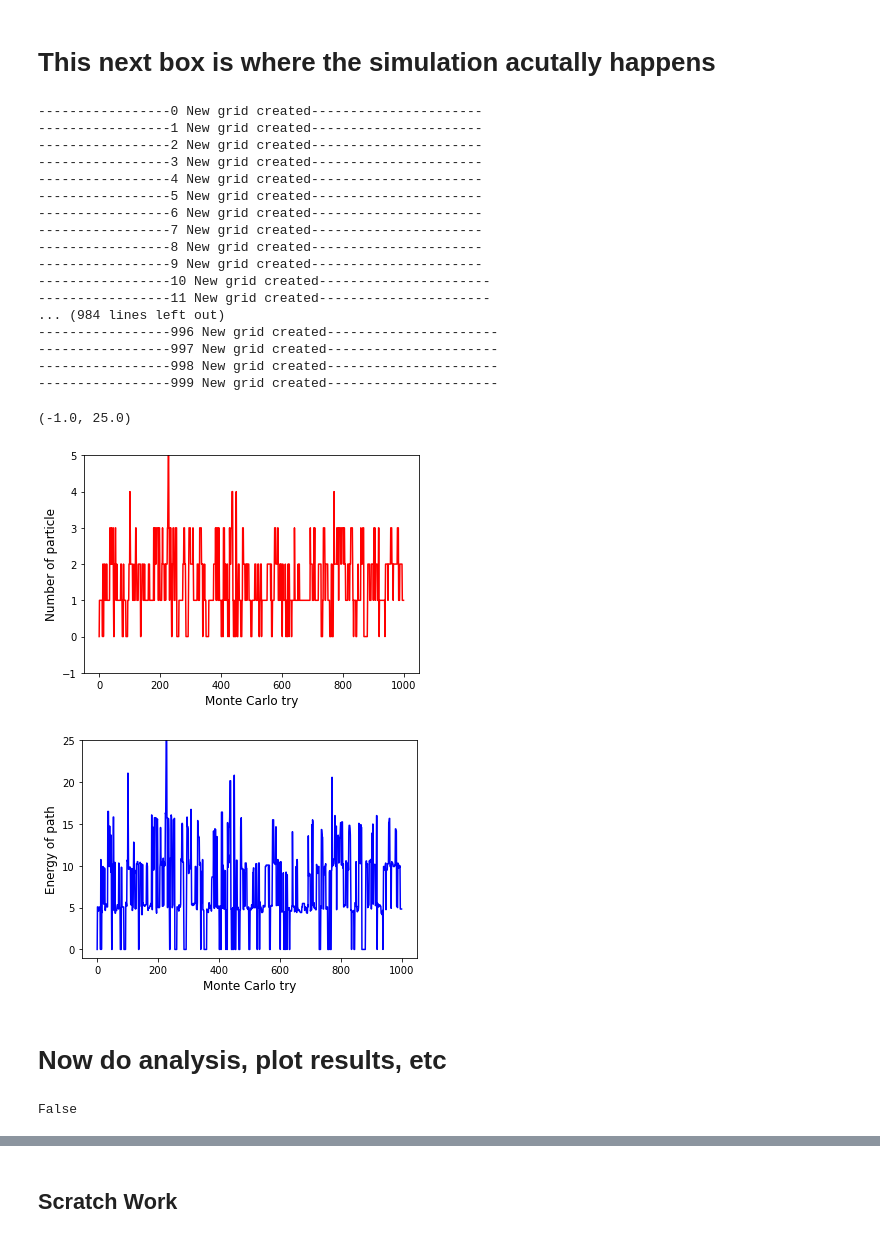
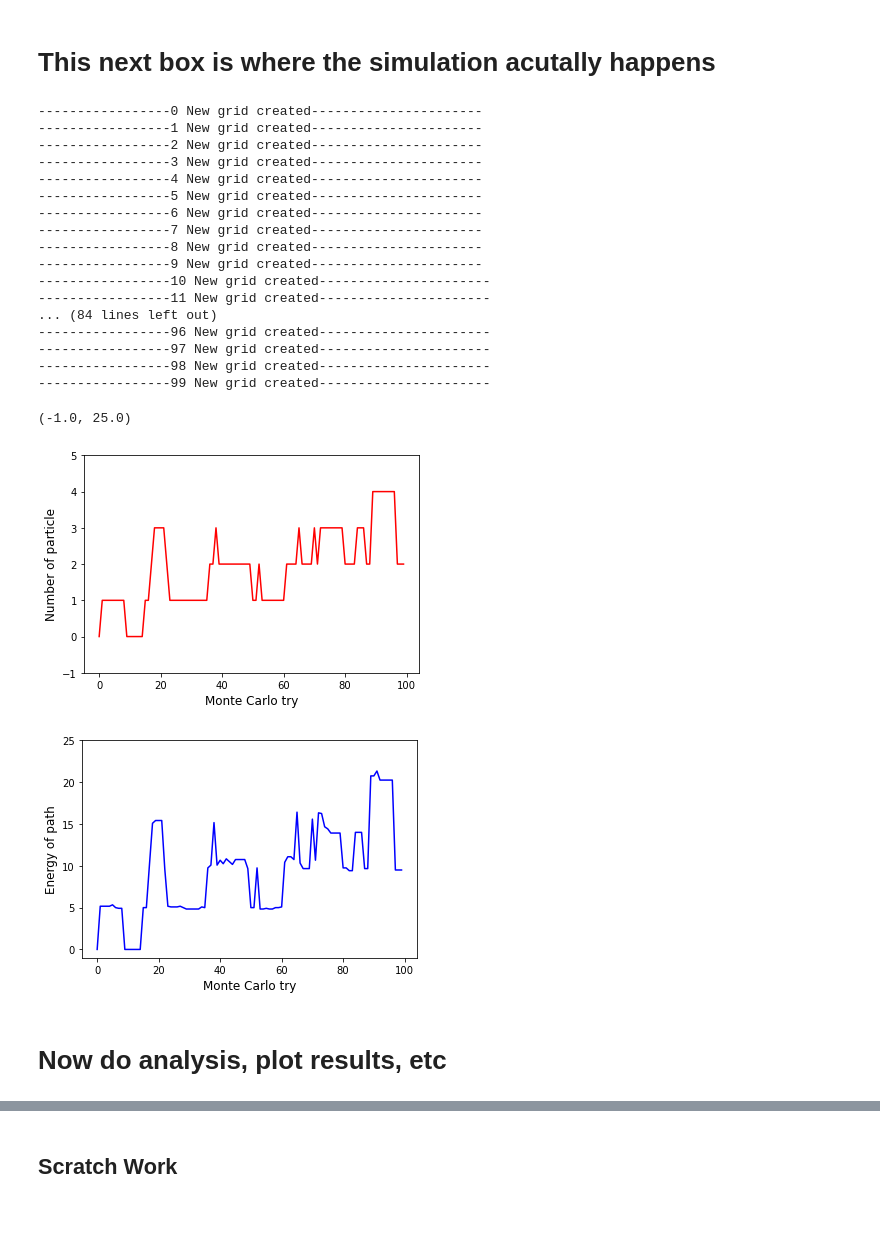
Before and after one commit to eren-guttentag/phys765_advanced_quantum, a Jupyter notebook: project1/problem2/worm_simulation.ipynb, the cells around one changed output, grey strips where cells are left out. Saved outputs shown, nothing was run; the diff lists cells and outputs as text; code cells hidden in the pictures.

Commit message:
basic graphing, to be changed later

```diff
--- a/project1/problem2/worm_simulation.ipynb
+++ b/project1/problem2/worm_simulation.ipynb
@@ -102,6 +102,7 @@ there is a particle, where it came from and where it is going.
 I think it is good to say where a particle came from each step because the worm algorithm only every  follows a path
 backwards.
 """
+grid = _np.full((N,N,N, num_time_steps), Grid_location() )
 # %% [output]
 1
 0.9588697805724845
@@ -288,7 +298,7 @@ for x in range(N):
             for t in range(num_time_steps):
                 grid[x, y, z, t] = Grid_location()
 
-num_trials = 1000 # I think in one of the lectures, prof said we should expect this ot take ~1 million trials
+num_trials = 100 # I think in one of the lectures, prof said we should expect this ot take ~1 million trials
 ns = [] # Number of particles in each trial
 es = [] # Energy of path in each trial
 Ws = [] # Weight of paths in each trial
@@ -301,46 +311,39 @@ for counter in range(num_trials):
     grid = update_grid(grid)
 
     print('-----------------' + str(counter) + ' New grid created----------------------')
 
 Monte_Carlo_try = range(num_trials)
 _plt.rcParams['figure.facecolor'] = 'white'
 _plt.plot(Monte_Carlo_try, ns, 'r')
 _plt.xlabel('Monte Carlo try', fontsize = 12)
 _plt.ylabel('Number of particle', fontsize = 12)
 _plt.ylim([-1, 5])
 
 _plt.figure()
 _plt.plot(Monte_Carlo_try, es, 'b')
 _plt.xlabel('Monte Carlo try', fontsize = 12)
 _plt.ylabel('Energy of path', fontsize = 12)
 _plt.ylim([-1, 25])
 # %% [output]
 -----------------0 New grid created----------------------
 -----------------1 New grid created----------------------
 -----------------2 New grid created----------------------
 -----------------3 New grid created----------------------
 -----------------4 New grid created----------------------
 -----------------5 New grid created----------------------
 -----------------6 New grid created----------------------
 -----------------7 New grid created----------------------
 -----------------8 New grid created----------------------
 -----------------9 New grid created----------------------
 -----------------10 New grid created----------------------
 -----------------11 New grid created----------------------
-... (984 lines left out)
------------------996 New grid created----------------------
------------------997 New grid created----------------------
------------------998 New grid created----------------------
------------------999 New grid created----------------------
+... (84 lines left out)
+-----------------96 New grid created----------------------
+-----------------97 New grid created----------------------
+-----------------98 New grid created----------------------
+-----------------99 New grid created----------------------
 (-1.0, 25.0)
-[figure, old version]
+[figure, new version]
-[figure, old version]
+[figure, new version]
 # %% [markdown]
 # Now do analysis, plot results, etc
-# %%
-test1 = _np.array([1,2,3])
-test2 = _np.array([2,3,4])
-test1==test2
-_np.all(test1==test2)
-# %% [output]
-False
```
Also changed, not shown: parts of 6 cells of this notebook.
